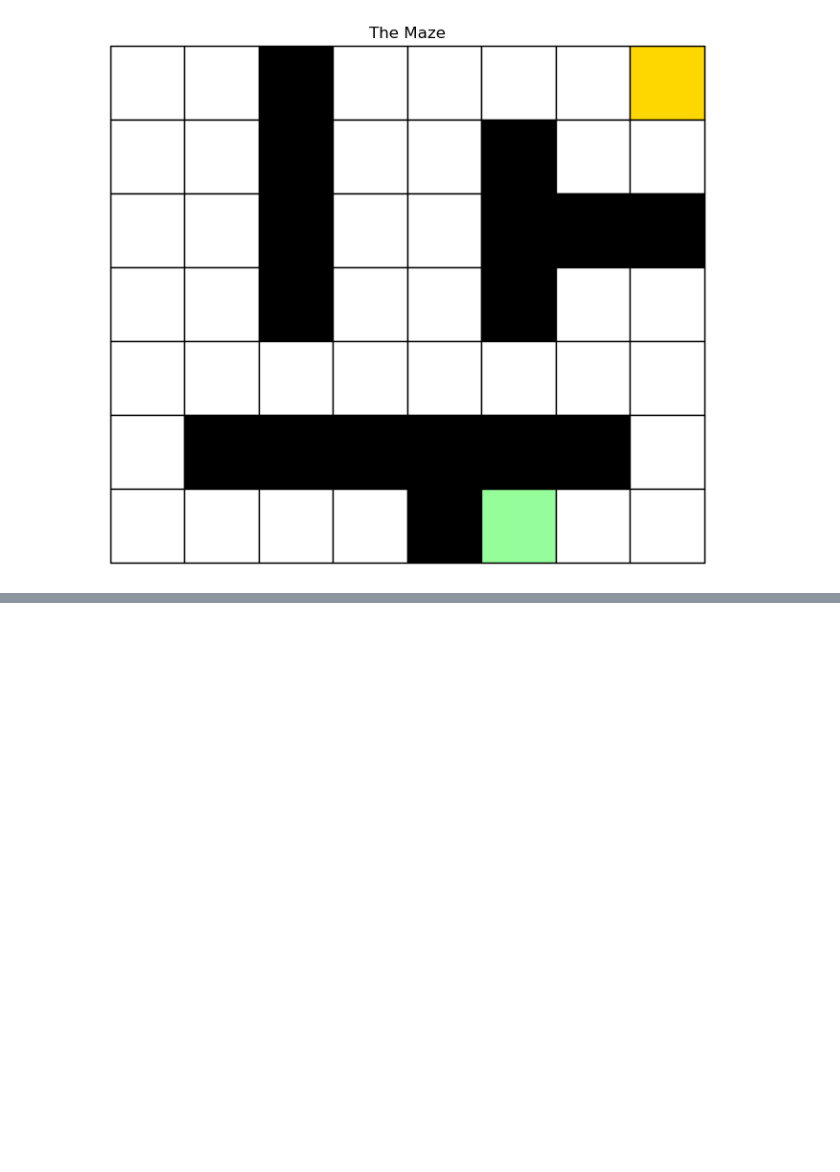
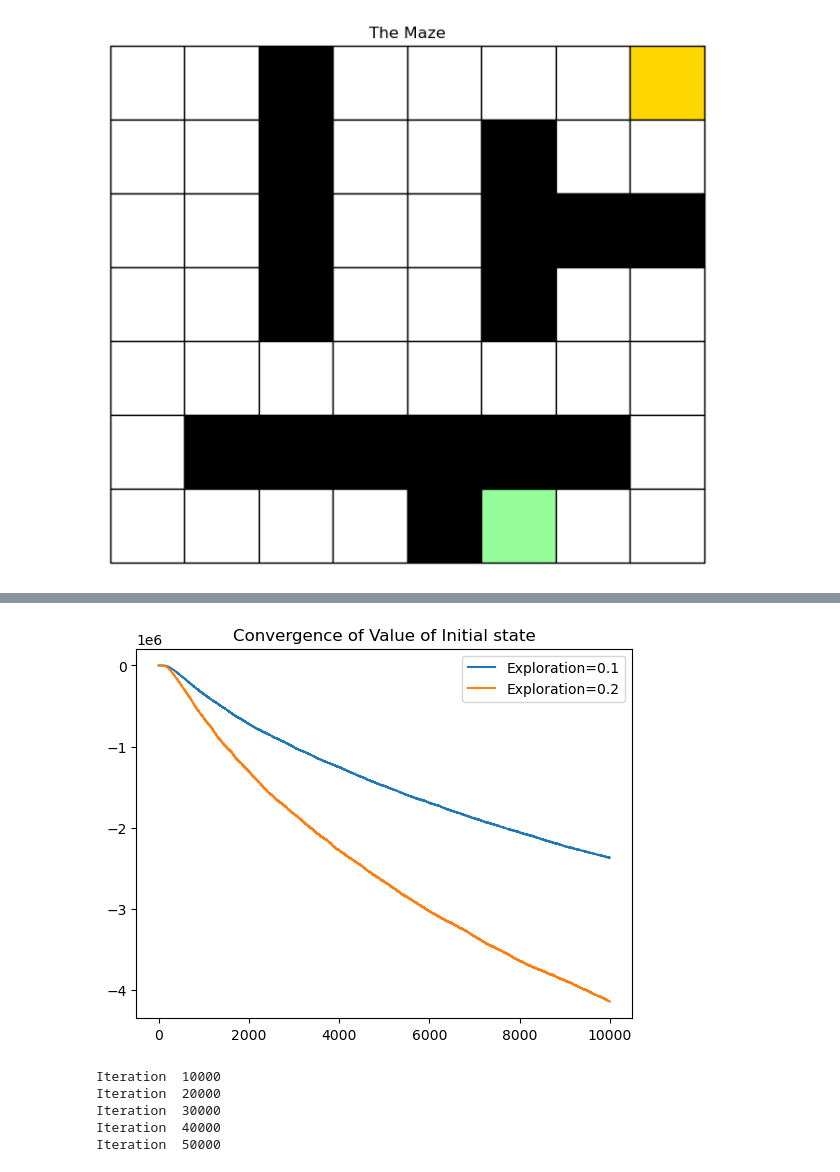
Before and after one commit to KevinArmbruster/ReinforcementLearning, a Jupyter notebook: lab1/problem1/problem_1_bonus.ipynb, the cells around one changed output, grey strips where cells are left out. Cells and saved outputs as stored; diff of their text form; code cells hidden in the pictures; blank space fills up the shorter version.

```diff
--- a/lab1/problem1/problem_1_bonus.ipynb
+++ b/lab1/problem1/problem_1_bonus.ipynb
@@ -51,0 +130,5 @@ display(pd.DataFrame(Q))
+# %%
+expl1 = 0.1
+expl2 = 0.2
+
+Q, N, policy_SARSA1, V_initial_state5 = env.sarsa(number_episodes=100000, exploration_prob=expl1, step_size_exponent=2/3)
@@ -51,0 +146,2 @@ display(pd.DataFrame(Q))
+# %%
+Q, N, policy_SARSA2, V_initial_state6 = env.sarsa(number_episodes=100000, exploration_prob=expl2, step_size_exponent=2/3)
@@ -51,0 +159,8 @@ display(pd.DataFrame(Q))
+# %%
+plt.plot(range(len(V_initial_state5[::10])), V_initial_state5[::10], label=f"Exploration={expl1}")
+plt.plot(range(len(V_initial_state6[::10])), V_initial_state6[::10], label=f"Exploration={expl2}")
+plt.title("Convergence of Value of Initial state")
+plt.legend()
+plt.show()
+# %% [output]
+[figure, added]
@@ -51,0 +170,8 @@ display(pd.DataFrame(Q))
+# %%
+Q, N, policy_SARSA3, V_initial_state7 = env.sarsa(exploration_decay=expd1, step_size_exponent=2/3)
+# %% [output]
+Iteration  10000
+Iteration  20000
+Iteration  30000
+Iteration  40000
+Iteration  50000
```
Also changed, not shown: parts of 24 cells of this notebook, 12 other files.
